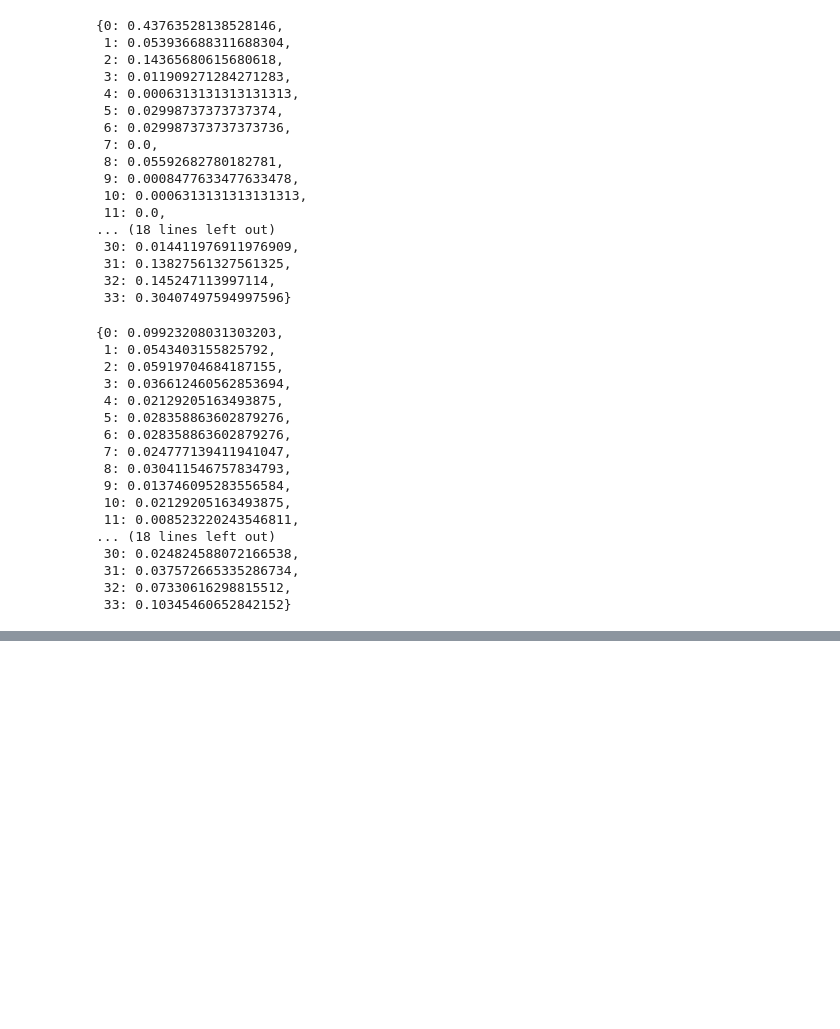
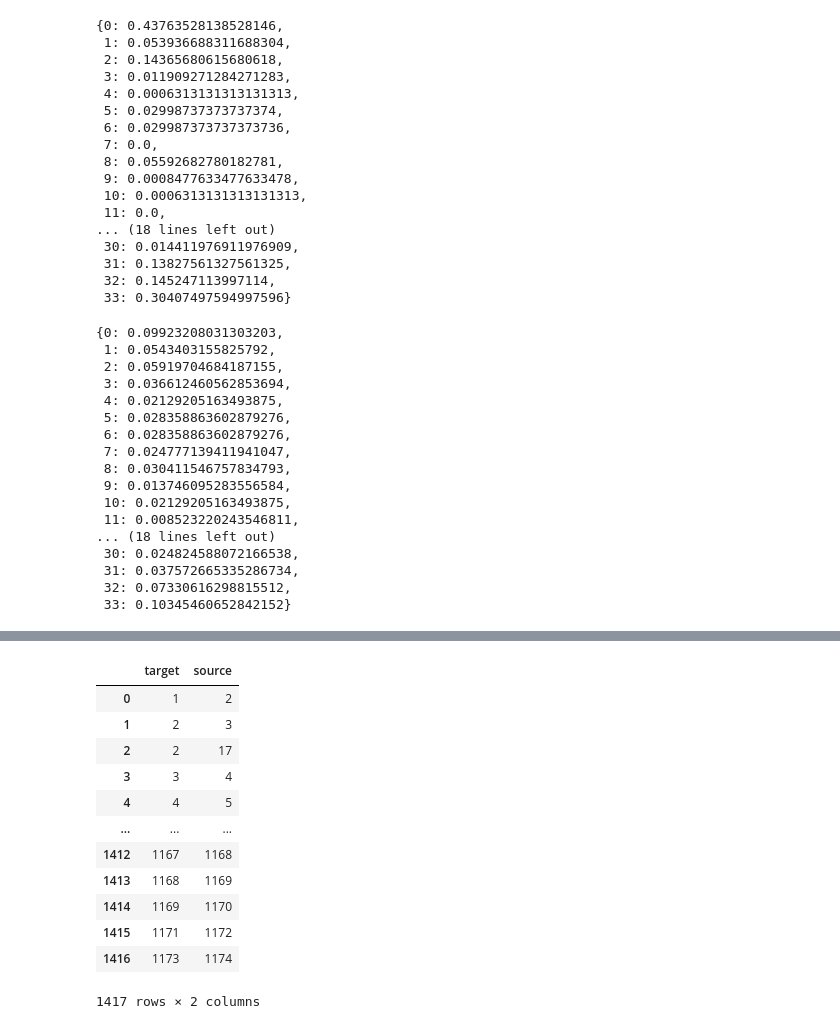
Before and after one commit to HumanidadesDigitales/Materiales, a Jupyter notebook: Redes.ipynb, the cells around one changed output, grey strips where cells are left out. Drawn from its saved outputs; the diff is of its cells as text; code cells hidden in the pictures; blank space fills up the shorter version.

```diff
--- a/Redes.ipynb
+++ b/Redes.ipynb
@@ -211,0 +260,18 @@ DiMultiDegreeView({'Marisol': 17, 'Luis': 7, 'Pablo': 0, 'Daniel': 0, 'Cesar': 0
+# %%
+edgelist = pd.read_csv("datasets/euroroad.edges", sep=' ', header=None, names=["target", "source"])
+# %%
+edgelist
+# %% [output]
+|  | target | source |
+| 0 | 1 | 2 |
+| 1 | 2 | 3 |
+| 2 | 2 | 17 |
+| 3 | 3 | 4 |
+| 4 | 4 | 5 |
+| ... | ... | ... |
+| 1412 | 1167 | 1168 |
+| 1413 | 1168 | 1169 |
+| 1414 | 1169 | 1170 |
+| 1415 | 1171 | 1172 |
+| 1416 | 1173 | 1174 |
+1417 rows × 2 columns
```
Also changed, not shown: parts of 34 cells of this notebook, 2 other files.
